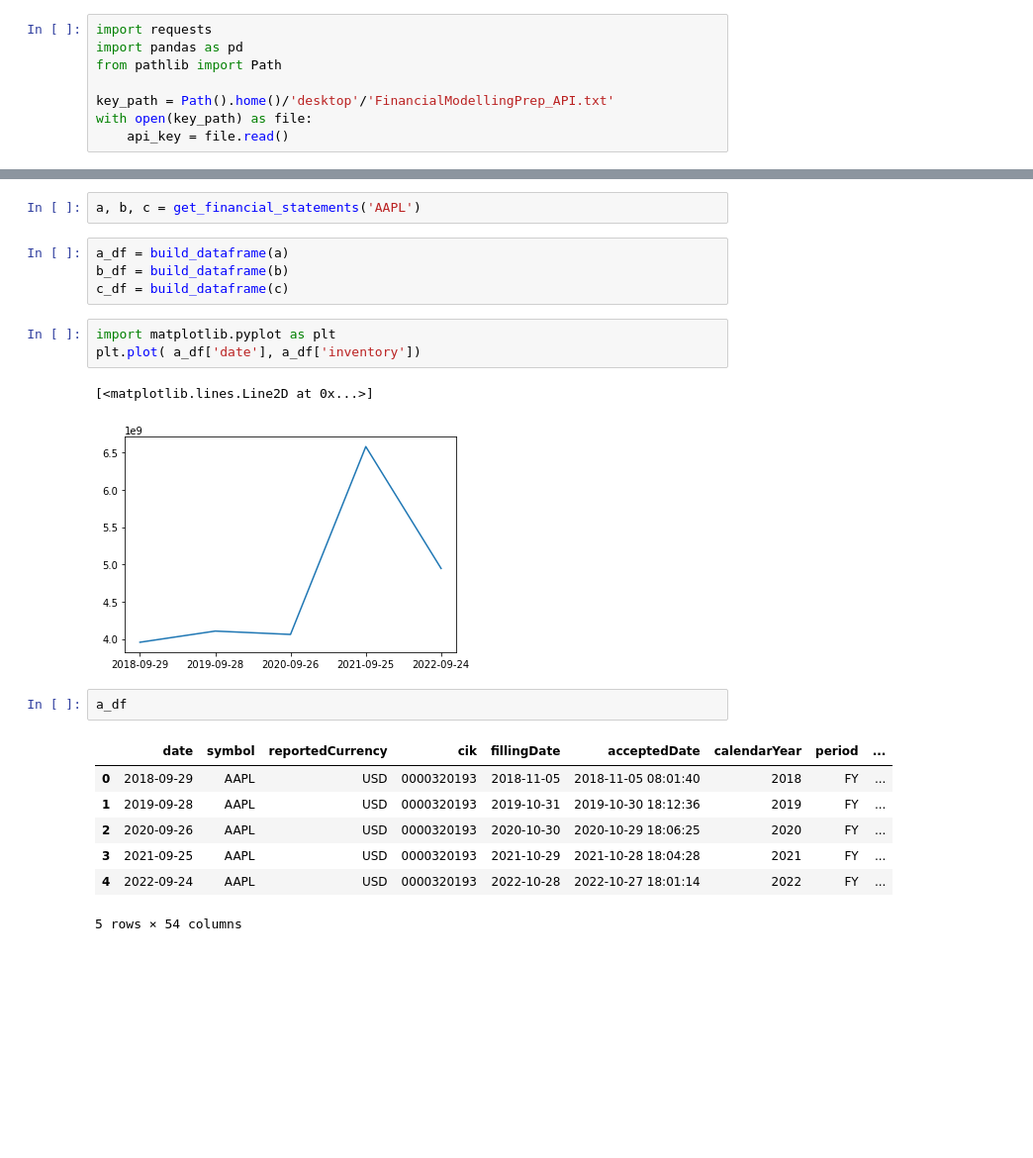
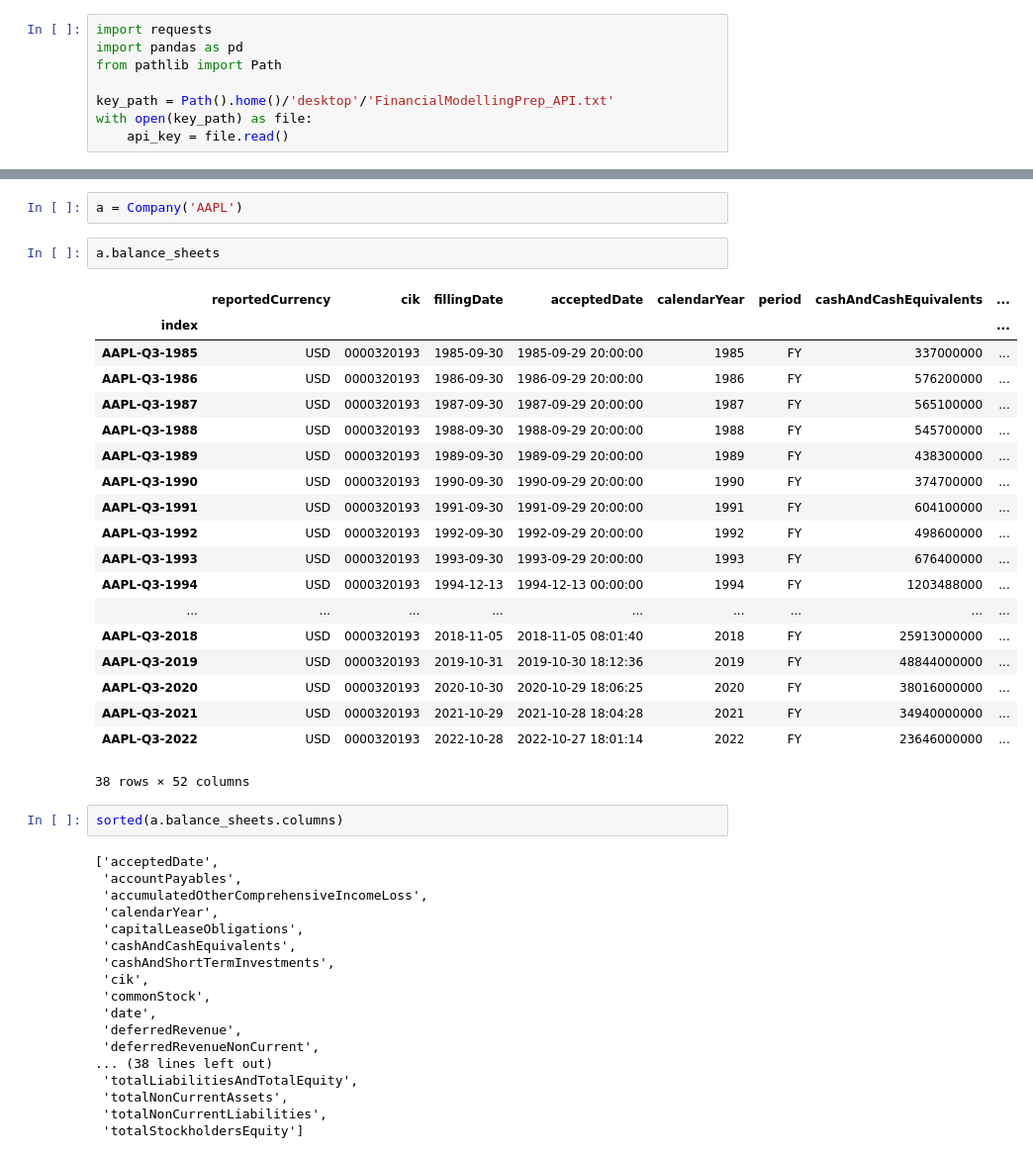
Before and after one commit to oldhiltonian/investment-tools, a Jupyter notebook: Financial Modelling Prep Library/Untitled.ipynb, the cells around one changed output, grey strips where cells are left out. Shown: that part at 99% size. Cells and saved outputs as stored; diff of their text form; blank space fills up the shorter version.

Commit message:
Added to my notes and expanded the Company class

```diff
--- a/Financial Modelling Prep Library/Untitled.ipynb
+++ b/Financial Modelling Prep Library/Untitled.ipynb
@@ -61,22 +133,44 @@ def analyze():
 # %%
-a, b, c = get_financial_statements('AAPL')
+a = Company('AAPL')
-# %%
-a_df = build_dataframe(a)
-b_df = build_dataframe(b)
-c_df = build_dataframe(c)
-# %%
-import matplotlib.pyplot as plt
-plt.plot( a_df['date'], a_df['inventory'])
-# %% [output]
-[<matplotlib.lines.Line2D at 0x...>]
-[figure, removed]
-# %%
-a_df
-# %% [output]
-|  | date | symbol | reportedCurrency | cik | fillingDate | acceptedDate | calendarYear | period | ... |
-| 0 | 2018-09-29 | AAPL | USD | 0000320193 | 2018-11-05 | 2018-11-05 08:01:40 | 2018 | FY | ... |
-| 1 | 2019-09-28 | AAPL | USD | 0000320193 | 2019-10-31 | 2019-10-30 18:12:36 | 2019 | FY | ... |
-| 2 | 2020-09-26 | AAPL | USD | 0000320193 | 2020-10-30 | 2020-10-29 18:06:25 | 2020 | FY | ... |
-| 3 | 2021-09-25 | AAPL | USD | 0000320193 | 2021-10-29 | 2021-10-28 18:04:28 | 2021 | FY | ... |
-| 4 | 2022-09-24 | AAPL | USD | 0000320193 | 2022-10-28 | 2022-10-27 18:01:14 | 2022 | FY | ... |
-5 rows × 54 columns
+# %%
+a.balance_sheets
+# %% [output]
+|  | reportedCurrency | cik | fillingDate | acceptedDate | calendarYear | period | cashAndCashEquivalents | ... |
+| index |  |  |  |  |  |  |  | ... |
+| AAPL-Q3-1985 | USD | 0000320193 | 1985-09-30 | 1985-09-29 20:00:00 | 1985 | FY | 337000000 | ... |
+| AAPL-Q3-1986 | USD | 0000320193 | 1986-09-30 | 1986-09-29 20:00:00 | 1986 | FY | 576200000 | ... |
+| AAPL-Q3-1987 | USD | 0000320193 | 1987-09-30 | 1987-09-29 20:00:00 | 1987 | FY | 565100000 | ... |
+| AAPL-Q3-1988 | USD | 0000320193 | 1988-09-30 | 1988-09-29 20:00:00 | 1988 | FY | 545700000 | ... |
+| AAPL-Q3-1989 | USD | 0000320193 | 1989-09-30 | 1989-09-29 20:00:00 | 1989 | FY | 438300000 | ... |
+| AAPL-Q3-1990 | USD | 0000320193 | 1990-09-30 | 1990-09-29 20:00:00 | 1990 | FY | 374700000 | ... |
+| AAPL-Q3-1991 | USD | 0000320193 | 1991-09-30 | 1991-09-29 20:00:00 | 1991 | FY | 604100000 | ... |
+| AAPL-Q3-1992 | USD | 0000320193 | 1992-09-30 | 1992-09-29 20:00:00 | 1992 | FY | 498600000 | ... |
+| AAPL-Q3-1993 | USD | 0000320193 | 1993-09-30 | 1993-09-29 20:00:00 | 1993 | FY | 676400000 | ... |
+| AAPL-Q3-1994 | USD | 0000320193 | 1994-12-13 | 1994-12-13 00:00:00 | 1994 | FY | 1203488000 | ... |
+| ... | ... | ... | ... | ... | ... | ... | ... | ... |
+| AAPL-Q3-2018 | USD | 0000320193 | 2018-11-05 | 2018-11-05 08:01:40 | 2018 | FY | 25913000000 | ... |
+| AAPL-Q3-2019 | USD | 0000320193 | 2019-10-31 | 2019-10-30 18:12:36 | 2019 | FY | 48844000000 | ... |
+| AAPL-Q3-2020 | USD | 0000320193 | 2020-10-30 | 2020-10-29 18:06:25 | 2020 | FY | 38016000000 | ... |
+| AAPL-Q3-2021 | USD | 0000320193 | 2021-10-29 | 2021-10-28 18:04:28 | 2021 | FY | 34940000000 | ... |
+| AAPL-Q3-2022 | USD | 0000320193 | 2022-10-28 | 2022-10-27 18:01:14 | 2022 | FY | 23646000000 | ... |
+38 rows × 52 columns
+# %%
+sorted(a.balance_sheets.columns)
+# %% [output]
+['acceptedDate',
+ 'accountPayables',
+ 'accumulatedOtherComprehensiveIncomeLoss',
+ 'calendarYear',
+ 'capitalLeaseObligations',
+ 'cashAndCashEquivalents',
+ 'cashAndShortTermInvestments',
+ 'cik',
+ 'commonStock',
+ 'date',
+ 'deferredRevenue',
+ 'deferredRevenueNonCurrent',
+... (38 lines left out)
+ 'totalLiabilitiesAndTotalEquity',
+ 'totalNonCurrentAssets',
+ 'totalNonCurrentLiabilities',
+ 'totalStockholdersEquity']
```
Also changed, not shown: parts of 7 cells of this notebook, 6 other files.
